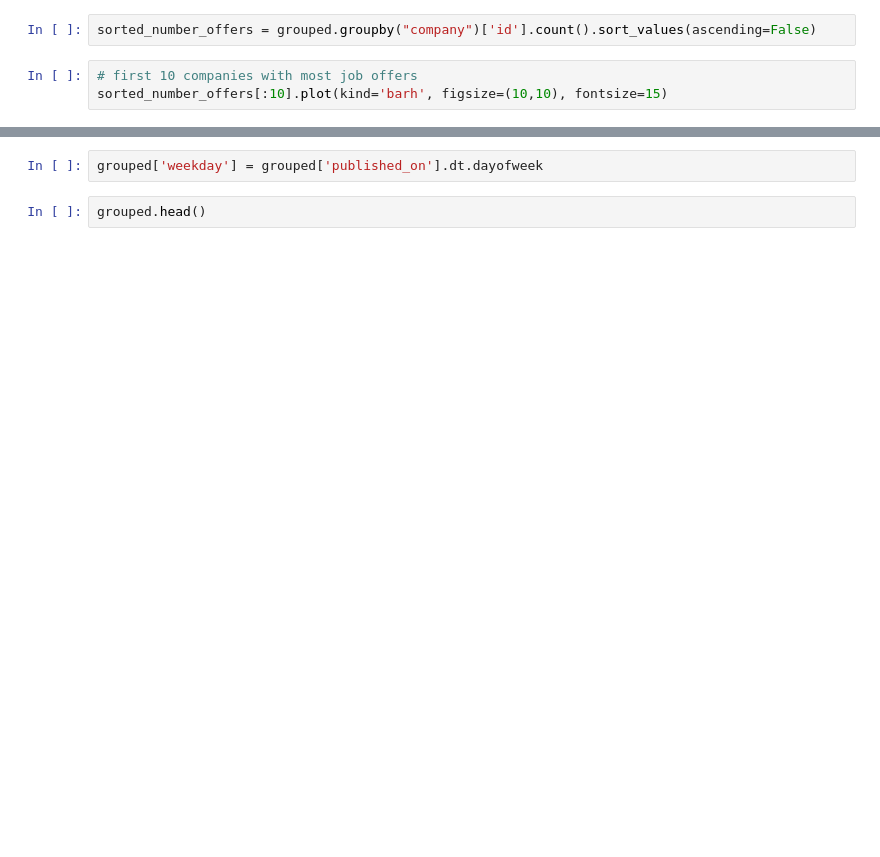
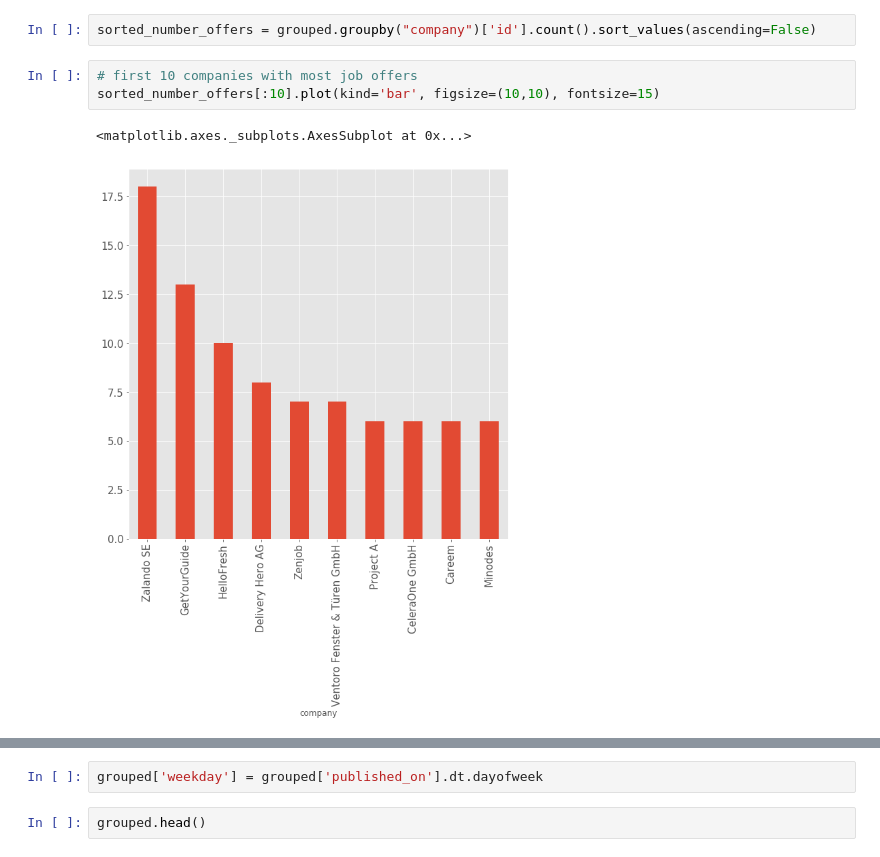
Before and after one commit to py-bootcamp/pandas-on-jupyter, a Jupyter notebook: notebooks/part_3/chapters.ipynb, the cells around one changed output, grey strips where cells are left out. Saved outputs shown, nothing was run; the diff lists cells and outputs as text; blank space fills up the shorter version.

```diff
--- a/notebooks/part_3/chapters.ipynb
+++ b/notebooks/part_3/chapters.ipynb
@@ -362,6 +902,9 @@ grouped = grouped.drop_duplicates()
 sorted_number_offers = grouped.groupby("company")['id'].count().sort_values(ascending=False)
 # %%
 # first 10 companies with most job offers
-sorted_number_offers[:10].plot(kind='barh', figsize=(10,10), fontsize=15)
+sorted_number_offers[:10].plot(kind='bar', figsize=(10,10), fontsize=15)
+# %% [output]
+<matplotlib.axes._subplots.AxesSubplot at 0x...>
+[figure, added]
 # %%
 # last 10 companies per number of job offers
```
Also changed, not shown: parts of 97 cells of this notebook, 2 other files.
